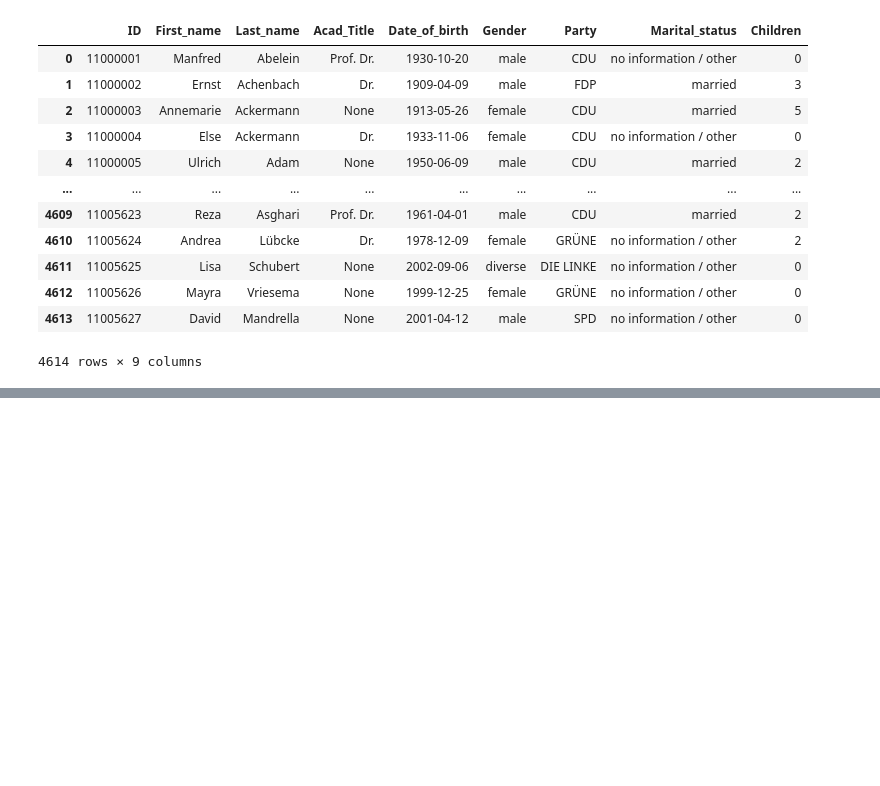
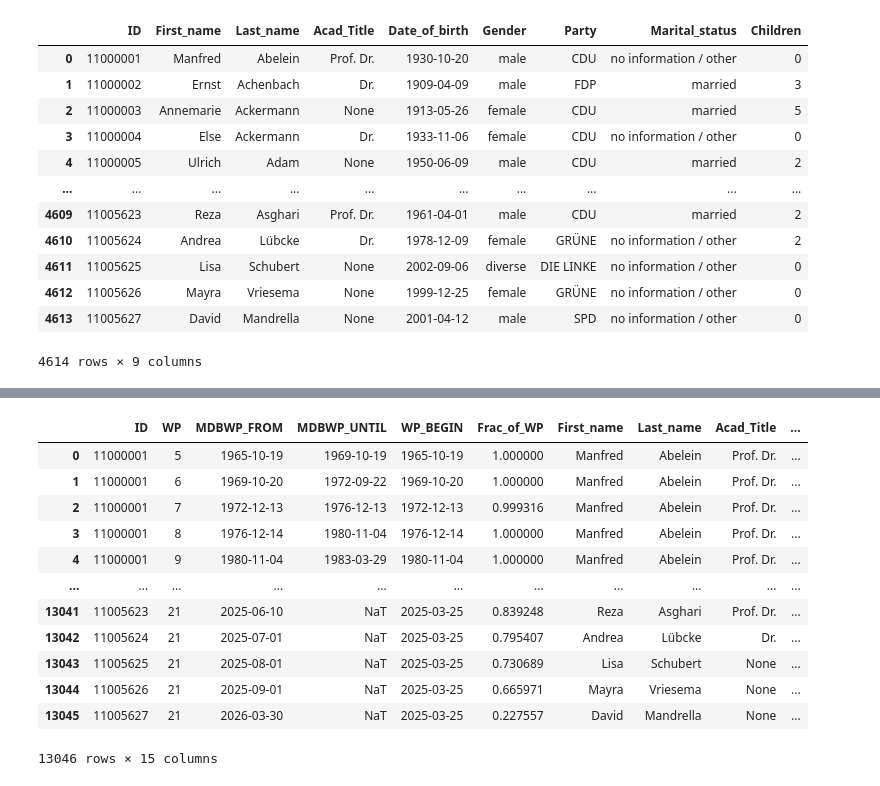
Before and after one commit to carl-lorenz/Visualization, a Jupyter notebook: Exam/1_members_of_german_parliament.ipynb, the cells around one changed output, grey strips where cells are left out. Saved outputs shown, nothing was run; the diff lists cells and outputs as text; code cells hidden in the pictures; blank space fills up the shorter version.

```diff
--- a/Exam/1_members_of_german_parliament.ipynb
+++ b/Exam/1_members_of_german_parliament.ipynb
@@ -136,0 +228,16 @@ Name: count, dtype: int64
+# %%
+served_terms_df
+# %% [output]
+|  | ID | WP | MDBWP_FROM | MDBWP_UNTIL | WP_BEGIN | Frac_of_WP | First_name | Last_name | Acad_Title | ... |
+| 0 | 11000001 | 5 | 1965-10-19 | 1969-10-19 | 1965-10-19 | 1.000000 | Manfred | Abelein | Prof. Dr. | ... |
+| 1 | 11000001 | 6 | 1969-10-20 | 1972-09-22 | 1969-10-20 | 1.000000 | Manfred | Abelein | Prof. Dr. | ... |
+| 2 | 11000001 | 7 | 1972-12-13 | 1976-12-13 | 1972-12-13 | 0.999316 | Manfred | Abelein | Prof. Dr. | ... |
+| 3 | 11000001 | 8 | 1976-12-14 | 1980-11-04 | 1976-12-14 | 1.000000 | Manfred | Abelein | Prof. Dr. | ... |
+| 4 | 11000001 | 9 | 1980-11-04 | 1983-03-29 | 1980-11-04 | 1.000000 | Manfred | Abelein | Prof. Dr. | ... |
+| ... | ... | ... | ... | ... | ... | ... | ... | ... | ... | ... |
+| 13041 | 11005623 | 21 | 2025-06-10 | NaT | 2025-03-25 | 0.839248 | Reza | Asghari | Prof. Dr. | ... |
+| 13042 | 11005624 | 21 | 2025-07-01 | NaT | 2025-03-25 | 0.795407 | Andrea | Lübcke | Dr. | ... |
+| 13043 | 11005625 | 21 | 2025-08-01 | NaT | 2025-03-25 | 0.730689 | Lisa | Schubert | None | ... |
+| 13044 | 11005626 | 21 | 2025-09-01 | NaT | 2025-03-25 | 0.665971 | Mayra | Vriesema | None | ... |
+| 13045 | 11005627 | 21 | 2026-03-30 | NaT | 2025-03-25 | 0.227557 | David | Mandrella | None | ... |
+13046 rows × 15 columns
```
Also changed, not shown: parts of 6 cells of this notebook.
